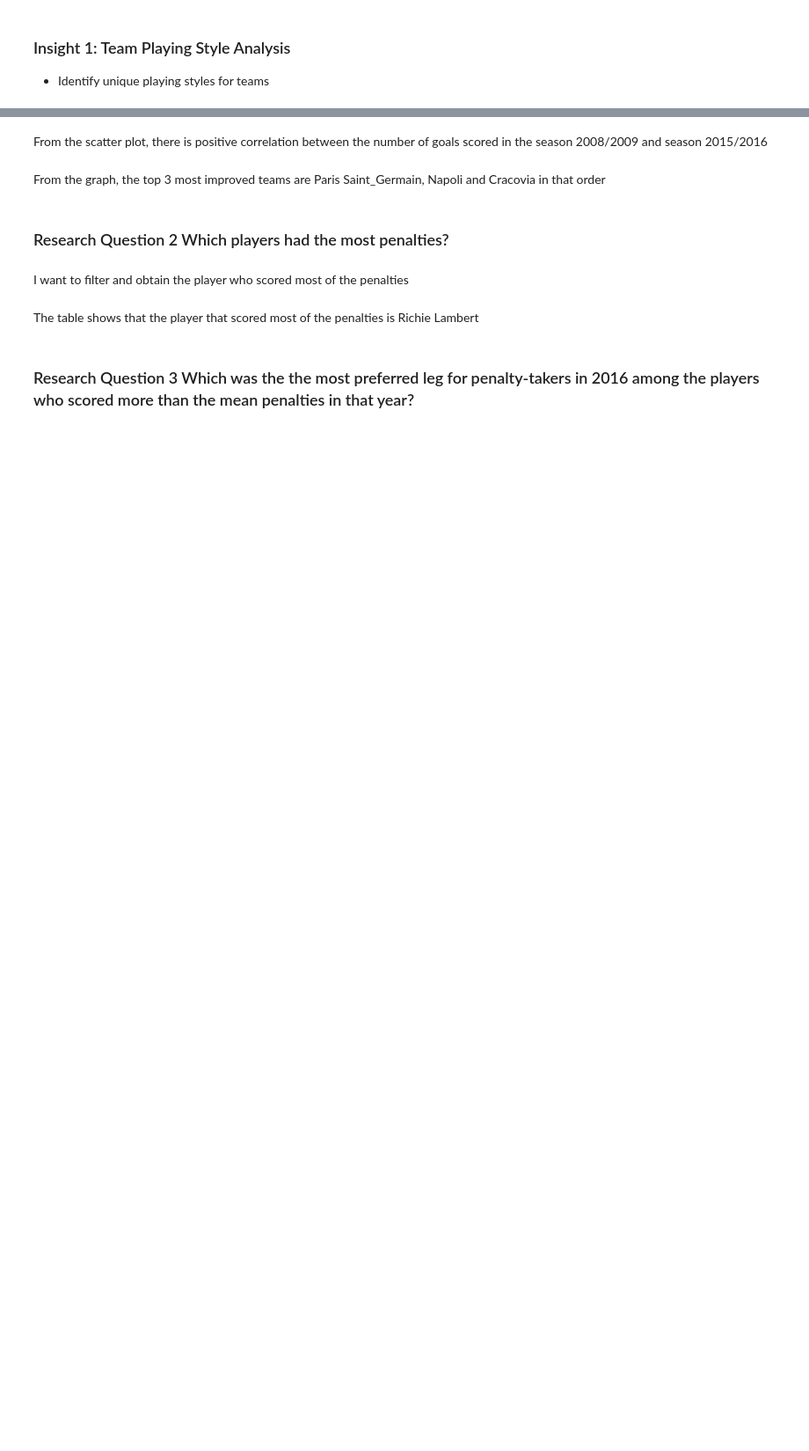
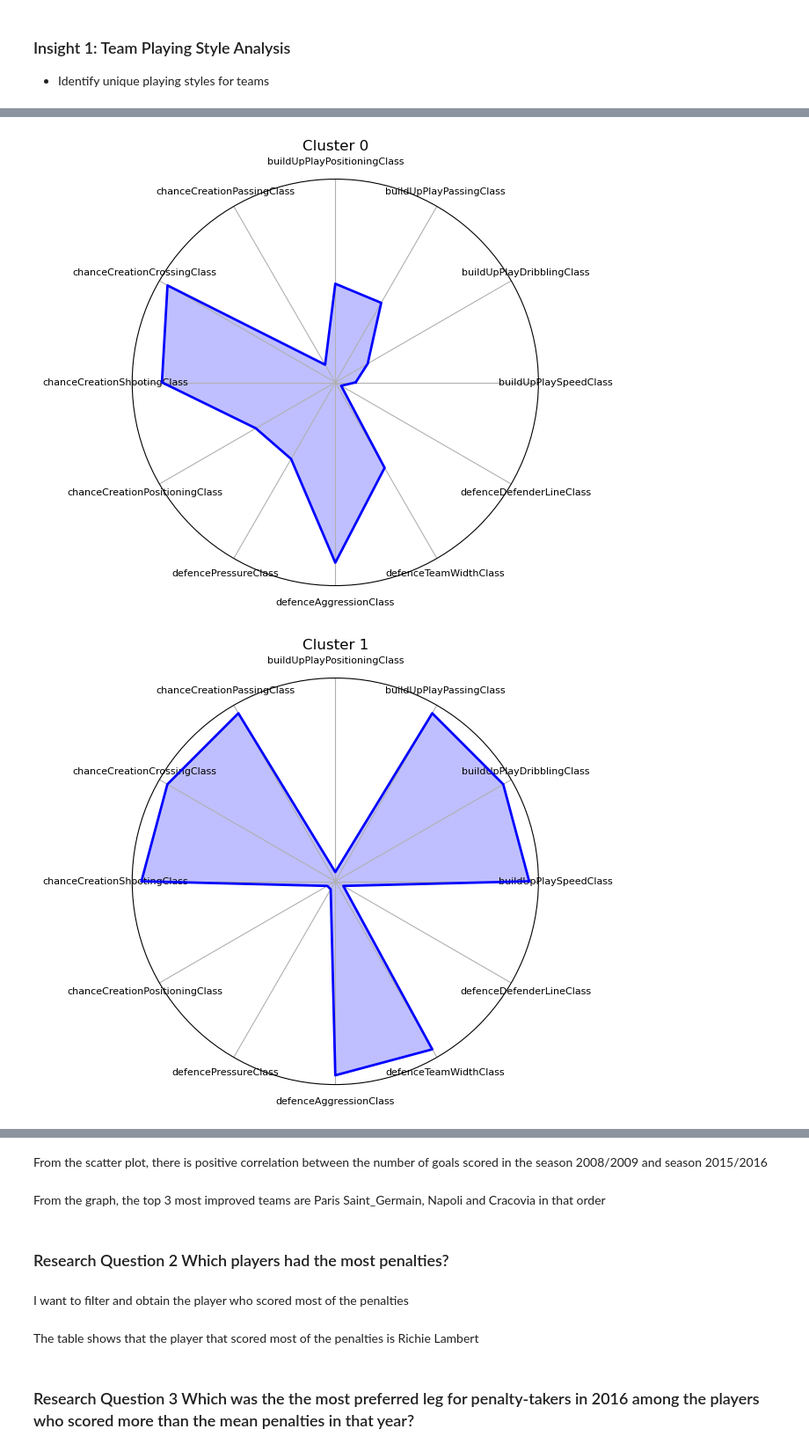
Before and after one commit to Daviedavie100/Investigating_dataset_project, a Jupyter notebook: Investigate_a_Dataset.ipynb, the cells around one changed output, grey strips where cells are left out. Shown at 88% size. Drawn from its saved outputs; the diff is of its cells as text; code cells hidden in the pictures; blank space fills up the shorter version.

```diff
--- a/Investigate_a_Dataset.ipynb
+++ b/Investigate_a_Dataset.ipynb
@@ -834,0 +1867,22 @@ plt.show()
+# %%
+from sklearn.preprocessing import LabelEncoder, StandardScaler
+from sklearn.cluster import KMeans
+
+# Encode categorical variables
+encoded_data = melted_class.copy()
+for col in class_list:
+    encoded_data[col] = LabelEncoder().fit_transform(encoded_data[col])
+
+# Group by Team and calculate average class values
+team_attributes = encoded_data.groupby('Team')[class_list].mean()
+
+# Normalize data
+scaler = StandardScaler()
+team_attributes_normalized = scaler.fit_transform(team_attributes)
+
+# Perform K-means clustering
+kmeans = KMeans(n_clusters=4, random_state=42)
+team_attributes['Cluster'] = kmeans.fit_predict(team_attributes_normalized)
+
+# Display the clustered teams
+print(team_attributes[['Cluster']])
@@ -834,0 +1922,26 @@ plt.show()
+# %%
+def plot_radar_chart(data, title):
+    labels = class_list
+    stats = data.mean(axis=0)
+
+    angles = np.linspace(0, 2 * np.pi, len(labels), endpoint=False).tolist()
+    stats = np.concatenate((stats, [stats[0]]))
+    angles += angles[:1]
+
+    fig, ax = plt.subplots(figsize=(6, 6), subplot_kw=dict(polar=True))
+    ax.fill(angles, stats, color='blue', alpha=0.25)
+    ax.plot(angles, stats, color='blue', linewidth=2)
+    ax.set_yticks([])
+    ax.set_xticks(angles[:-1])
+    ax.set_xticklabels(labels, fontsize=8)
+    ax.set_title(title, fontsize=12)
+
+    plt.show()
+
+# Plot radar chart for each cluster
+for cluster in range(4):
+    cluster_data = team_attributes[team_attributes['Cluster'] == cluster]
+    plot_radar_chart(cluster_data[class_list], f"Cluster {cluster}")
+# %% [output]
+[figure, added]
+[figure, added]
```
Also changed, not shown: parts of 99 cells of this notebook.
